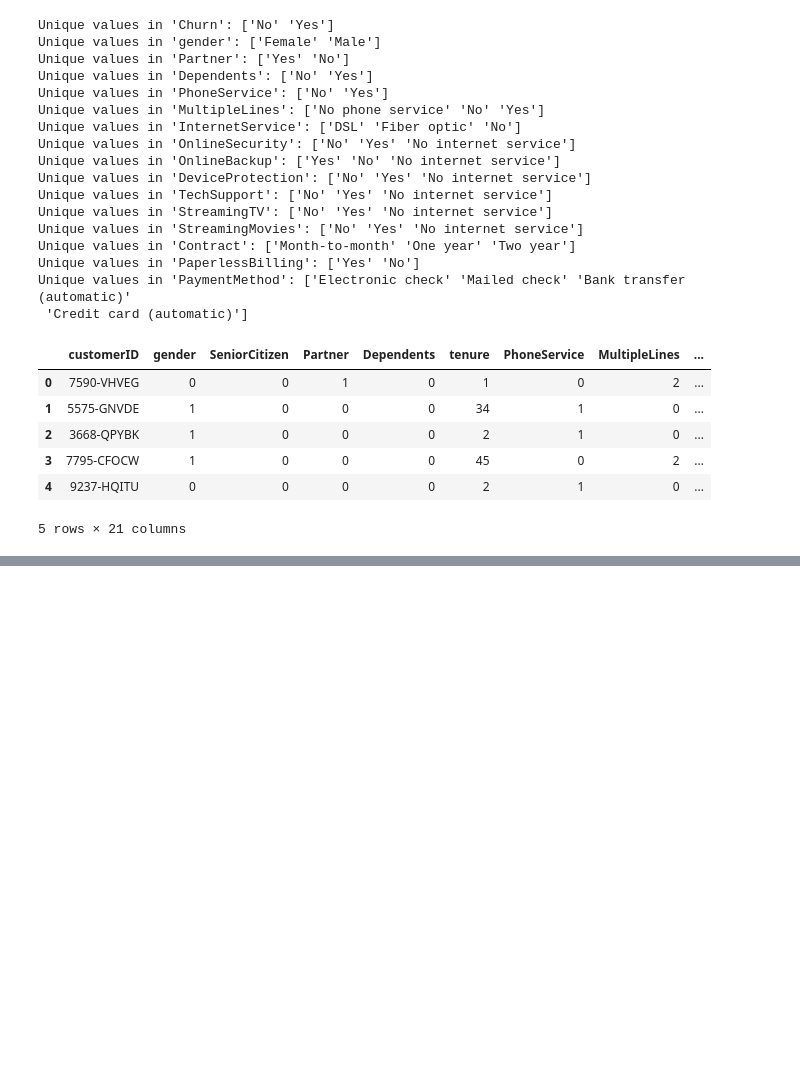
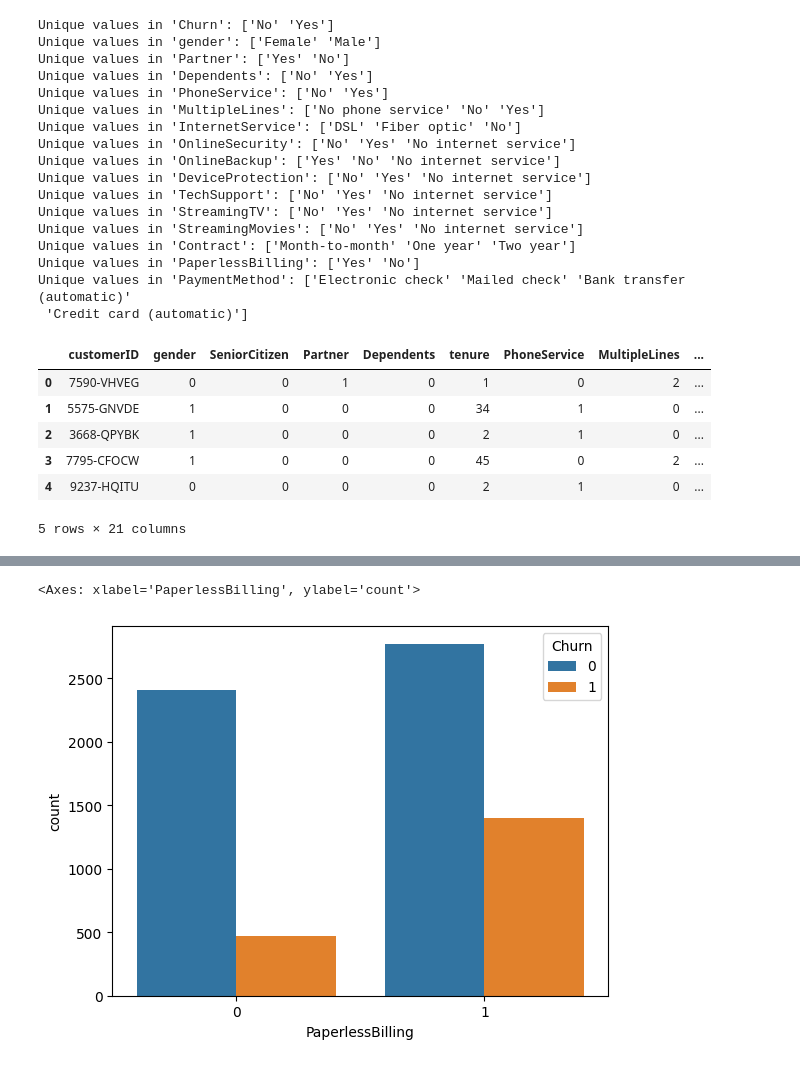
Before and after one commit to YashChindhe/CustomerChurn, a Jupyter notebook: project_with_Visuals - manual.ipynb, the cells around one changed output, grey strips where cells are left out. Cells and saved outputs as stored; diff of their text form; code cells hidden in the pictures; blank space fills up the shorter version.

```diff
--- a/project_with_Visuals - manual.ipynb
+++ b/project_with_Visuals - manual.ipynb
@@ -258,0 +277,2 @@ Name: Churn, dtype: float64
+# %%
+file.MonthlyCharges=file.MonthlyCharges.astype('int64')
@@ -259,6 +315,9 @@ Name: Churn, dtype: float64
 # %%
-# gender
-sb.countplot(x=gen_map, hue=chu_map, data=file)
+# paperless billing
+sb.countplot(x=file.PaperlessBilling,hue=chu_map)
+# %% [output]
+<Axes: xlabel='PaperlessBilling', ylabel='count'>
+[figure, added]
 # %%
 # senior citizen
 sb.countplot(x=file.SeniorCitizen,hue=chu_map)
```
Also changed, not shown: parts of 37 cells of this notebook.
